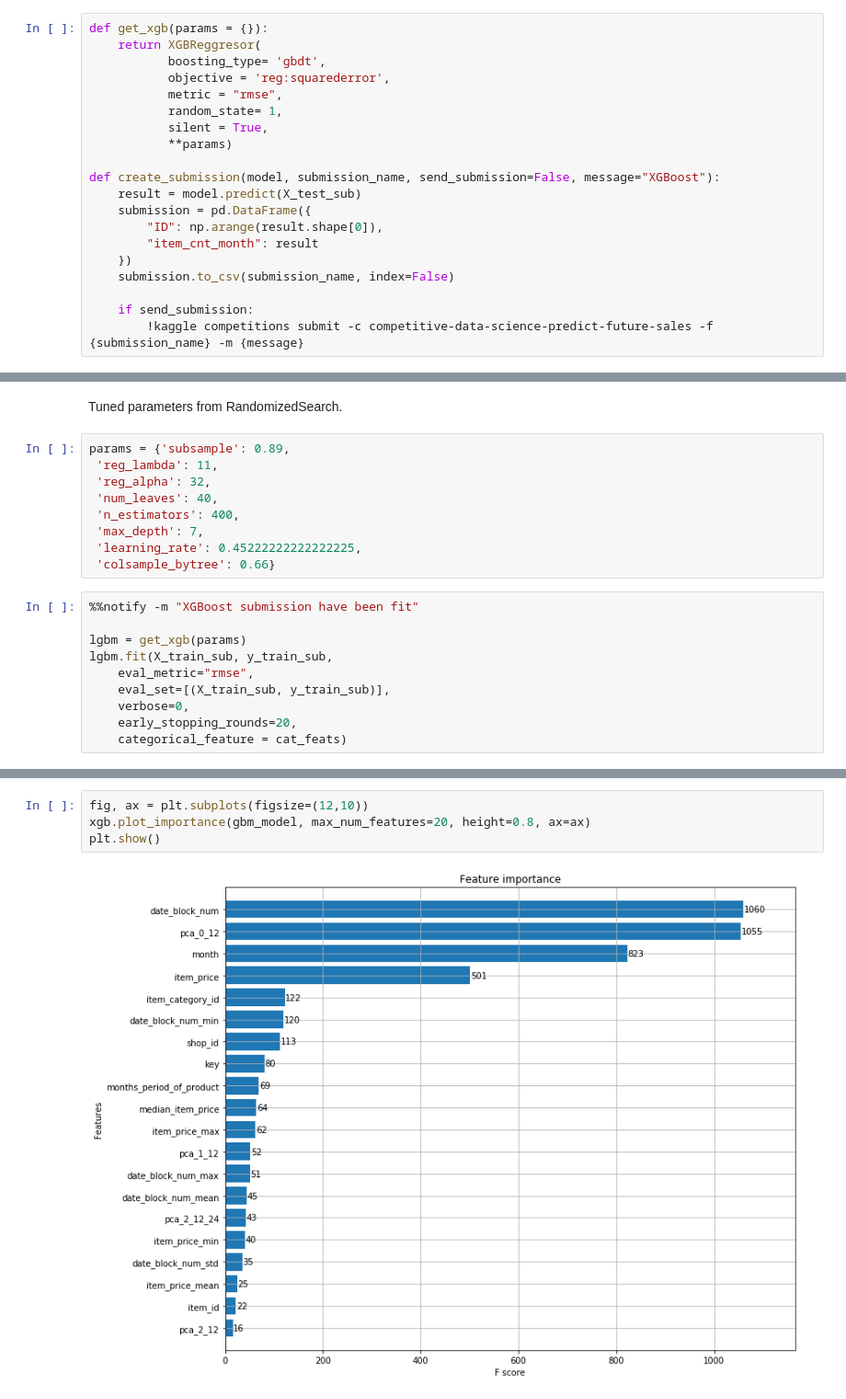
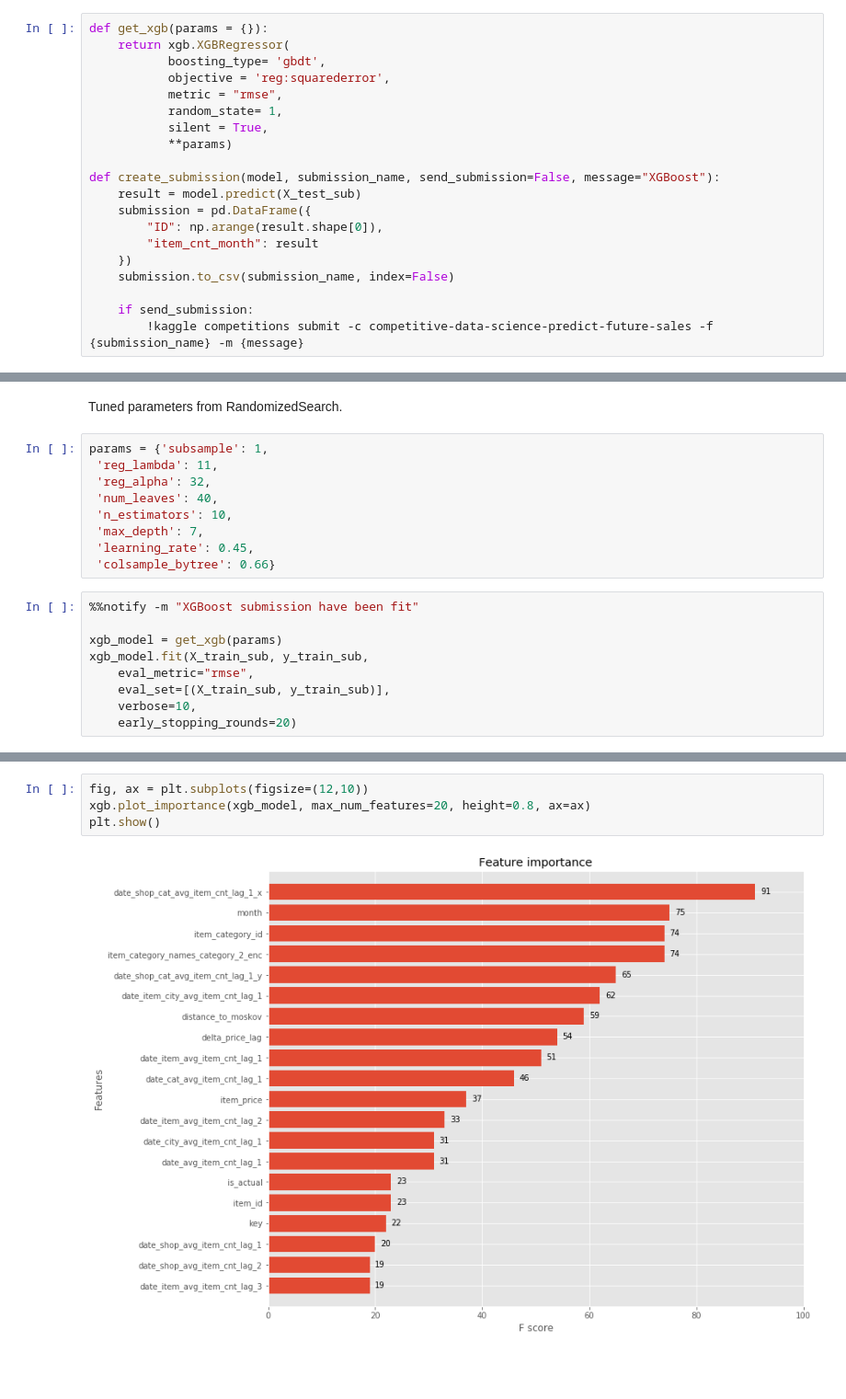
Before and after one commit to Saphirox/Future-Sales-Prediction, a Jupyter notebook: notebooks/model_train/sales-prediction.model_train.xgboost.1.0.ipynb, the cells around one changed output, grey strips where cells are left out. Shown: that part at 92% size. Cells and saved outputs as stored; diff of their text form; blank space fills up the shorter version.

```diff
--- a/notebooks/model_train/sales-prediction.model_train.xgboost.1.0.ipynb
+++ b/notebooks/model_train/sales-prediction.model_train.xgboost.1.0.ipynb
@@ -57,7 +61,7 @@ from hyperopt import STATUS_OK, Trials, fmin, hp, tpe
 from vecstack import stacking
 # %%
 def get_xgb(params = {}):
-    return XGBReggresor(
+    return xgb.XGBRegressor(
            boosting_type= 'gbdt',
            objective = 'reg:squarederror',
            metric = "rmse",
@@ -109,21 +146,20 @@ print(f"RMSE {rmse}")
 # %% [markdown]
 Tuned parameters from RandomizedSearch.
 # %%
-params = {'subsample': 0.89,
+params = {'subsample': 1,
  'reg_lambda': 11,
  'reg_alpha': 32,
  'num_leaves': 40,
- 'n_estimators': 400,
+ 'n_estimators': 10,
  'max_depth': 7,
- 'learning_rate': 0.45222222222222225,
+ 'learning_rate': 0.45,
  'colsample_bytree': 0.66}
 # %%
 %%notify -m "XGBoost submission have been fit"
 
-lgbm = get_xgb(params)
-lgbm.fit(X_train_sub, y_train_sub,
+xgb_model = get_xgb(params)
+xgb_model.fit(X_train_sub, y_train_sub,
     eval_metric="rmse",
     eval_set=[(X_train_sub, y_train_sub)],
-    verbose=0,
-    early_stopping_rounds=20,
-    categorical_feature = cat_feats)
+    verbose=10,
+    early_stopping_rounds=20)
@@ -134,7 +184,7 @@ create_submission(lgbm, 'xgb_submission_gs.csv', make_submission)
 [interactive output not drawn]
 # %%
 fig, ax = plt.subplots(figsize=(12,10))
-xgb.plot_importance(gbm_model, max_num_features=20, height=0.8, ax=ax)
+xgb.plot_importance(xgb_model, max_num_features=20, height=0.8, ax=ax)
 plt.show()
 # %% [output]
-[figure, old version]
+[figure, new version]
```
Also changed, not shown: parts of 12 cells of this notebook, 4 other files.
